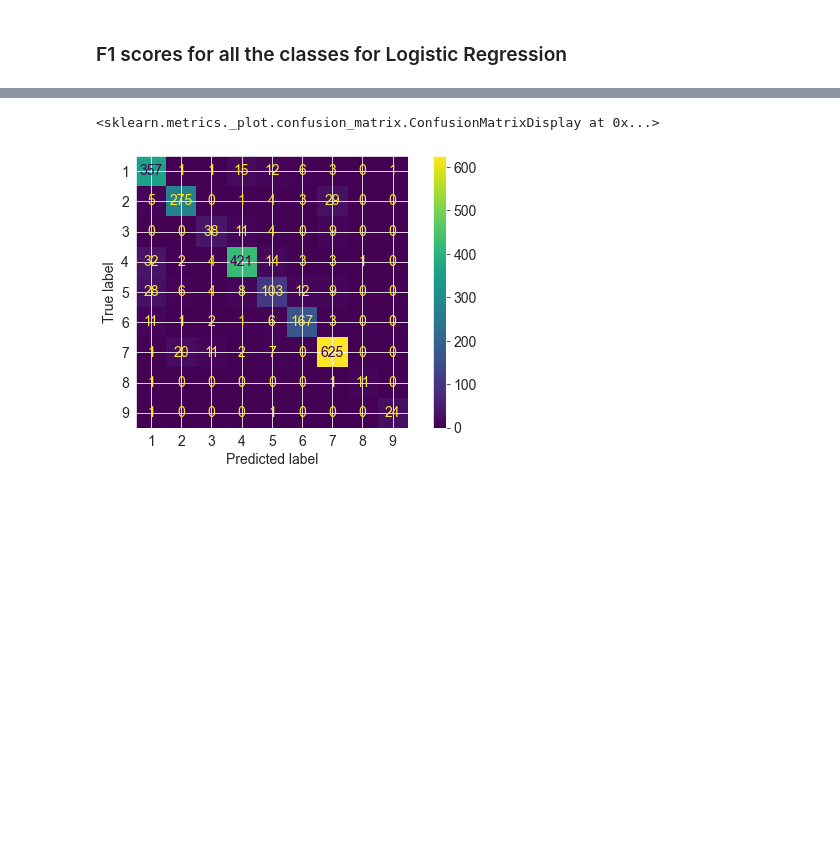
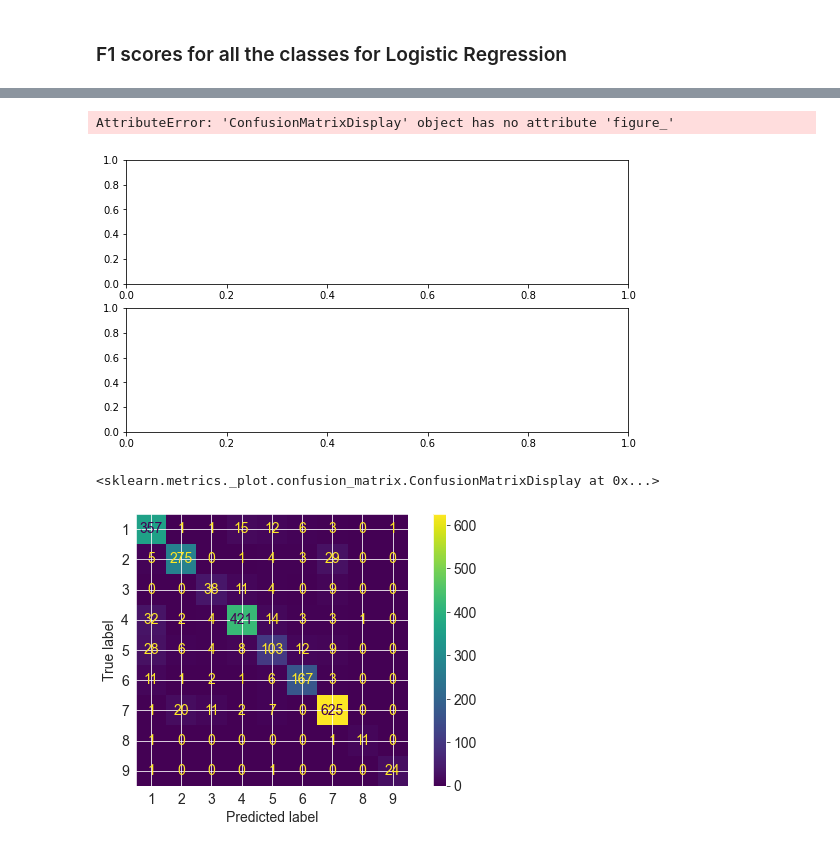
Before and after one commit to me-nobody/jovian-ml-project, a Jupyter notebook: jovian-ml-project-040322.ipynb, the cells around one changed output, grey strips where cells are left out. Drawn from its saved outputs; the diff is of its cells as text; code cells hidden in the pictures; blank space fills up the shorter version.

```diff
--- a/jovian-ml-project-040322.ipynb
+++ b/jovian-ml-project-040322.ipynb
@@ -1218,3 +1232,32 @@ plt.show()
+# %%
+fig,axs = plt.subplots(2)
+# X = target_names
+# y = bow_train_f1_df["F1"]
+# z = bow_val_f1_df["F1"]
+
+# a = tfidf_train_f1_df['F1']
+# b = tfidf_val_f1_df['F1']
+# X_axis = np.arange(len(X))
+
+ConfusionMatrixDisplay(cf).figure_
+# axs[0].bar(X_axis + 0.2, z, 0.4, label = 'Validation')
+# axs[0].set_title("BOW transformation")
+# axs[0].set_ylabel("F1")
+
+axs[1].plot(ConfusionMatrixDisplay(cf))
+# axs[1].bar(X_axis + 0.2, b, 0.4, label = 'Validation')
+# axs[1].set_title("TFIDF transformation")
+# axs[1].set_ylabel("F1")
+
+# plt.xticks(X_axis, X)
+# plt.xlabel("Classes")
+
+plt.tight_layout()
+plt.legend(bbox_to_anchor=(1.2, 1.2))
+plt.show()
+# %% [output]
+AttributeError: 'ConfusionMatrixDisplay' object has no attribute 'figure_'
+[figure, added]
 # %%
 from sklearn.metrics import plot_confusion_matrix
 # %%
```
Also changed, not shown: parts of 15 cells of this notebook.
